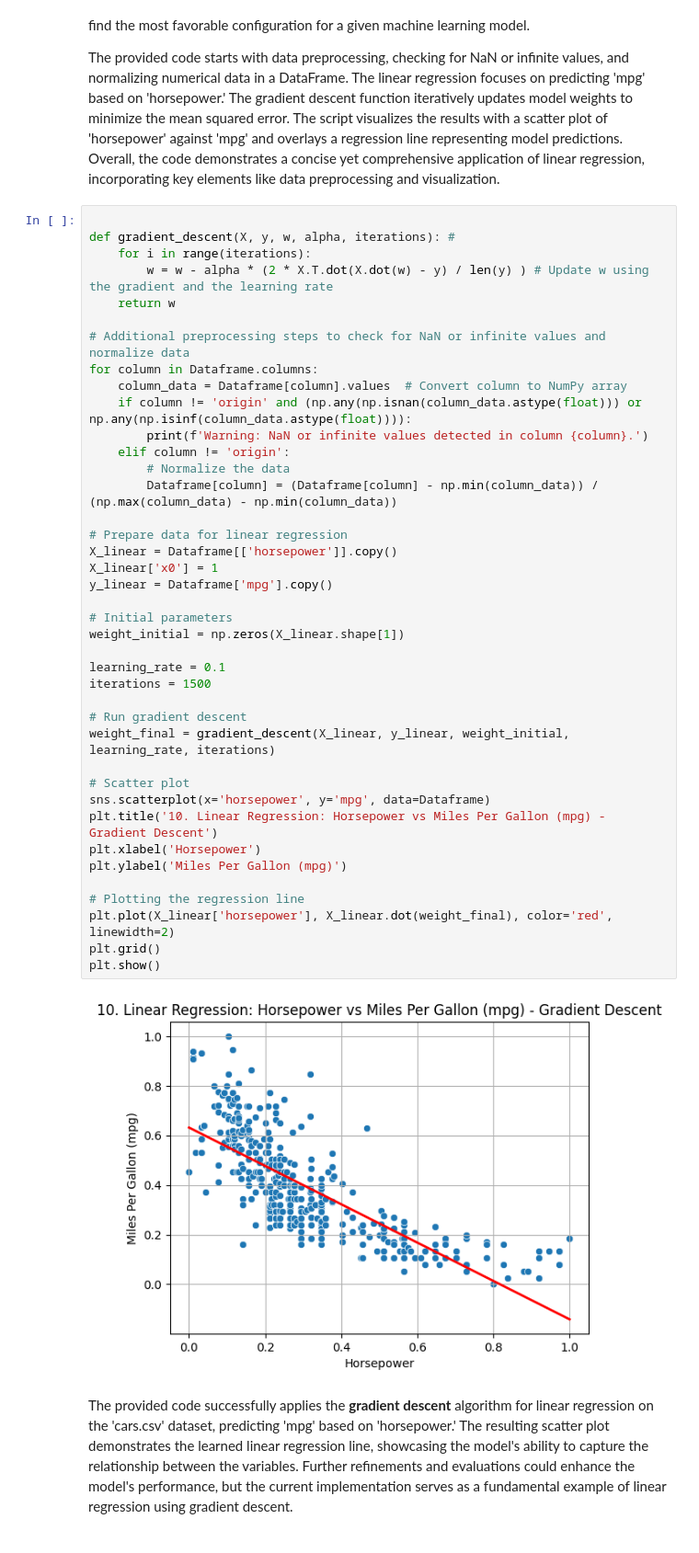
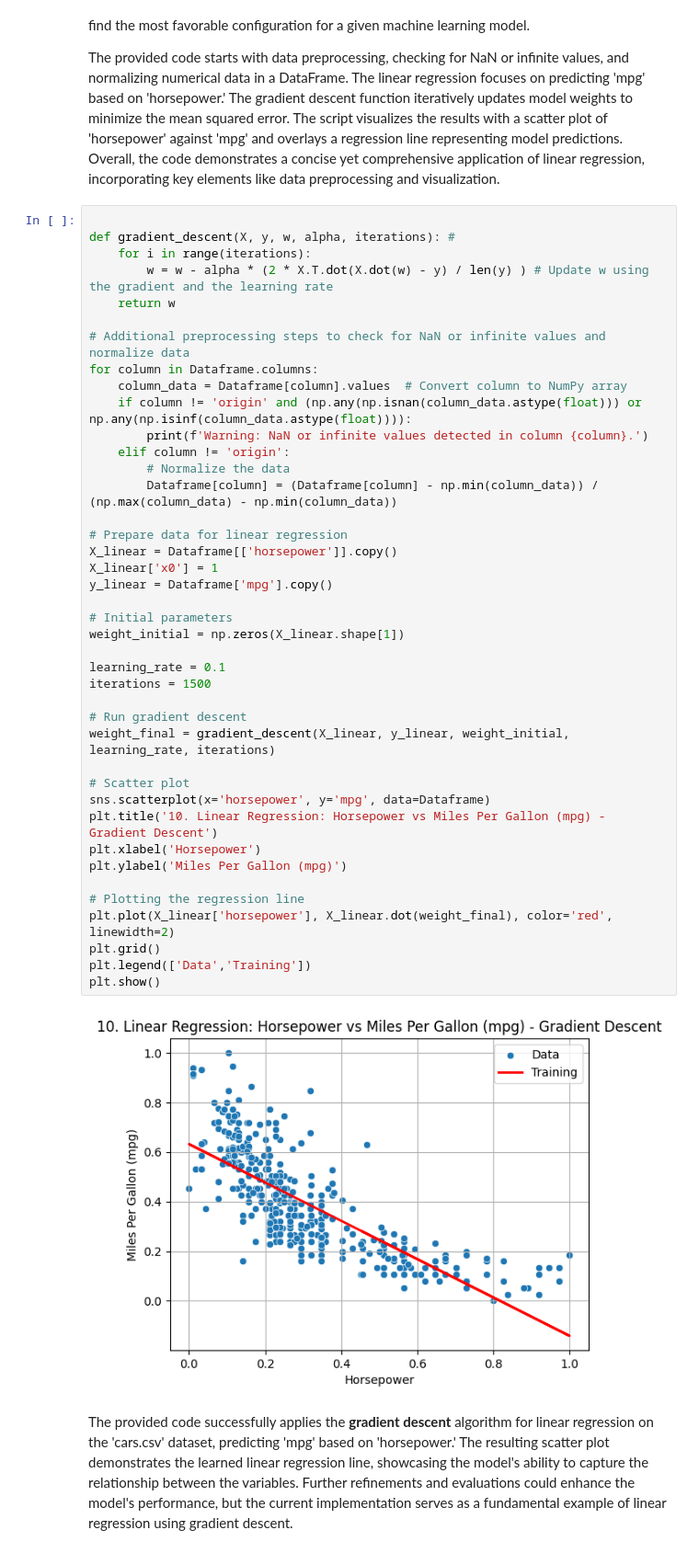
Before and after one commit to Omarmasalmah/Machine_Learning-Assignment_1-, a Jupyter notebook: code.ipynb, the cells around one changed output. Shown: that part at 92% size. Cells and saved outputs as stored; diff of their text form.

```diff
--- a/code.ipynb
+++ b/code.ipynb
@@ -281,34 +281,35 @@ for column in Dataframe.columns:
         print(f'Warning: NaN or infinite values detected in column {column}.')
     elif column != 'origin':
         # Normalize the data
         Dataframe[column] = (Dataframe[column] - np.min(column_data)) / (np.max(column_data) - np.min(column_data))
 
 # Prepare data for linear regression
 X_linear = Dataframe[['horsepower']].copy()
 X_linear['x0'] = 1
 y_linear = Dataframe['mpg'].copy()
 
 # Initial parameters
 weight_initial = np.zeros(X_linear.shape[1])
 
 learning_rate = 0.1
 iterations = 1500
 
 # Run gradient descent
 weight_final = gradient_descent(X_linear, y_linear, weight_initial, learning_rate, iterations)
 
 # Scatter plot
 sns.scatterplot(x='horsepower', y='mpg', data=Dataframe)
 plt.title('10. Linear Regression: Horsepower vs Miles Per Gallon (mpg) - Gradient Descent')
 plt.xlabel('Horsepower')
 plt.ylabel('Miles Per Gallon (mpg)')
 
 # Plotting the regression line
 plt.plot(X_linear['horsepower'], X_linear.dot(weight_final), color='red', linewidth=2)
 plt.grid()
+plt.legend(['Data','Training'])
 plt.show()
 # %% [output]
-[figure, old version]
+[figure, new version]
 # %% [markdown]
 The provided code successfully applies the **gradient descent** algorithm for linear regression on the 'cars.csv' dataset, predicting 'mpg' based on 'horsepower.' The resulting scatter plot demonstrates the learned linear regression line, showcasing the model's ability to capture the relationship between the variables. Further refinements and evaluations could enhance the model's performance, but the current implementation serves as a fundamental example of linear regression using gradient descent.
 # %% [markdown]
```
Also changed, not shown: parts of 2 cells of this notebook.
